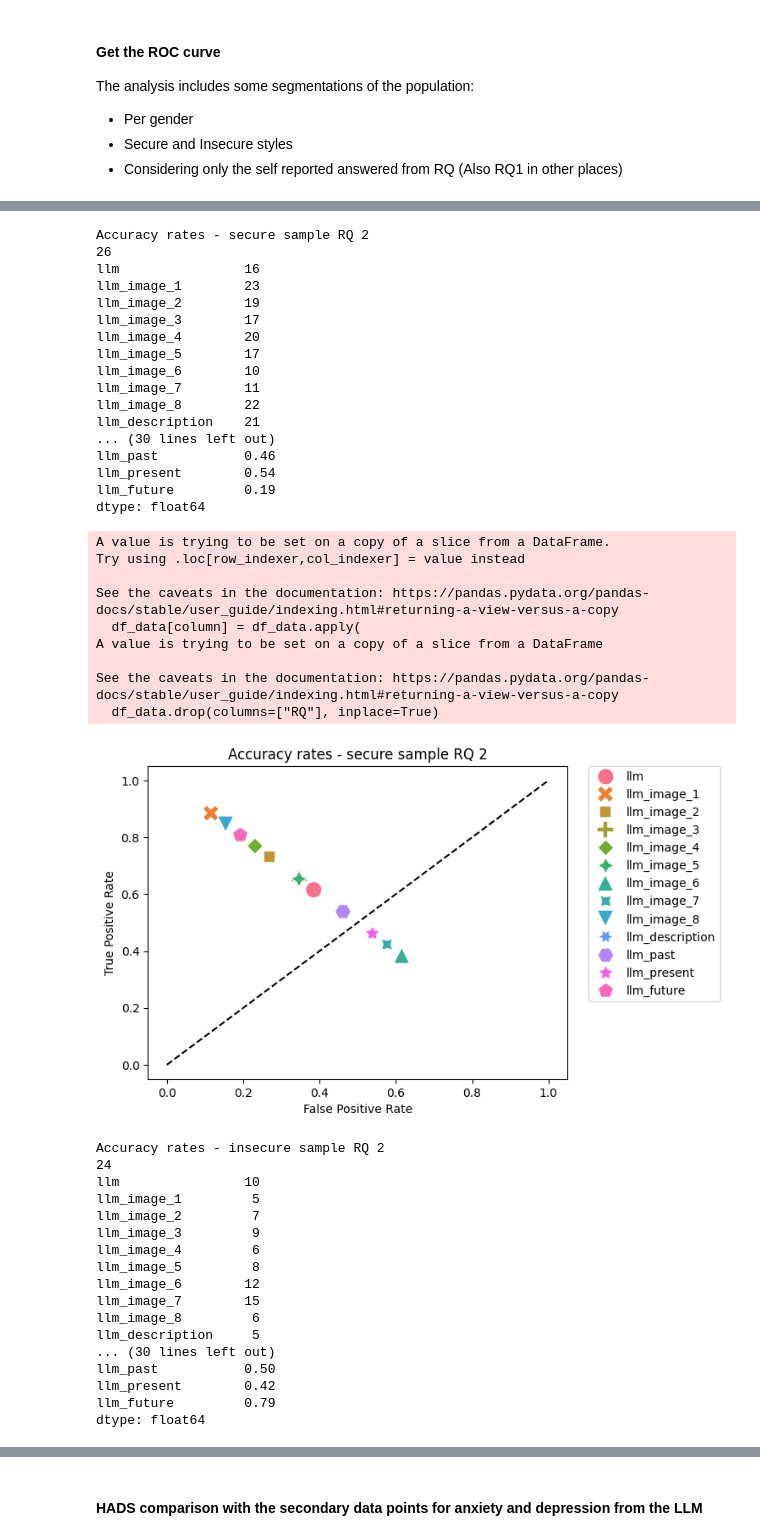
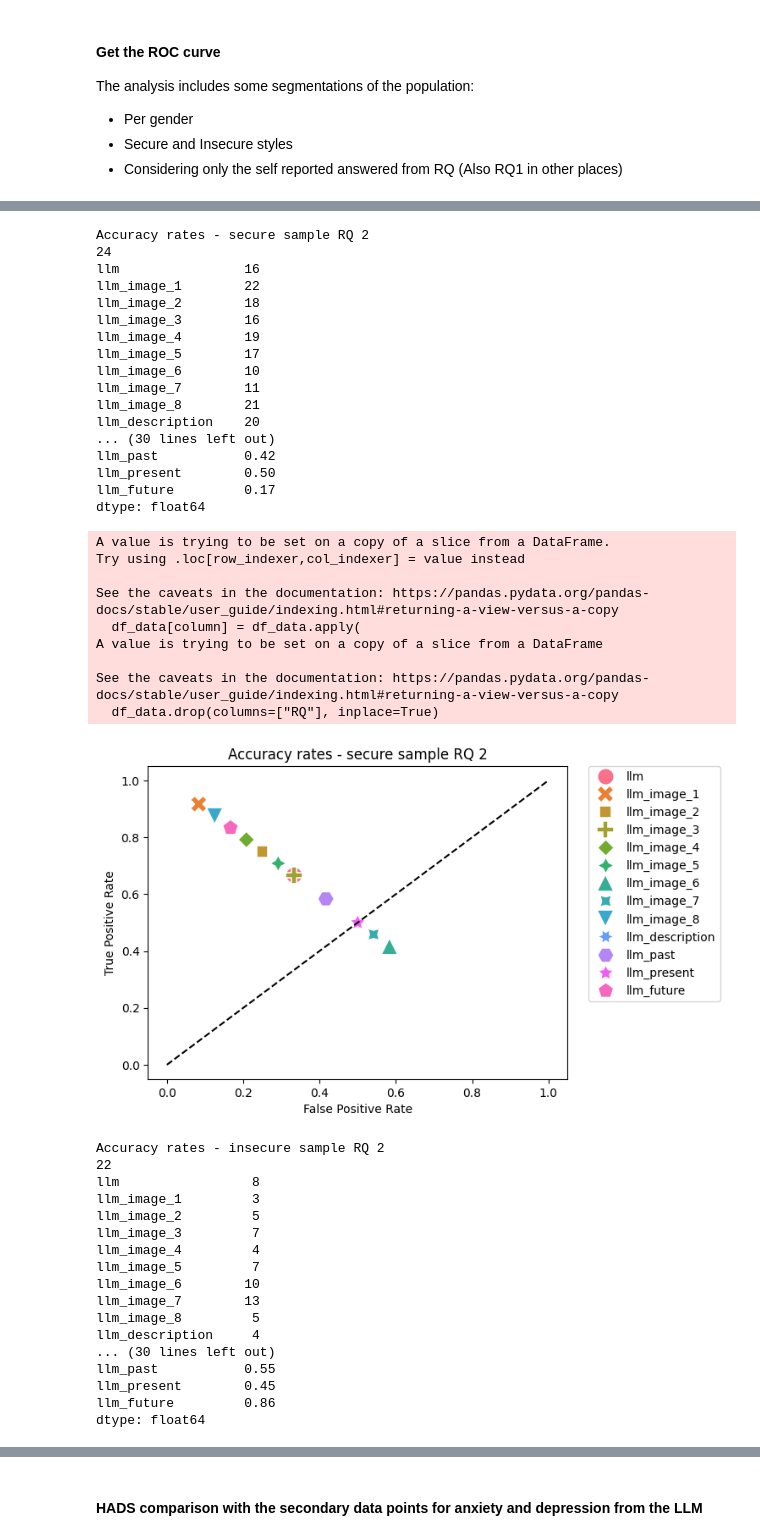
Before and after one commit to Zelev/attachment-jupyter, a Jupyter notebook: Attachment transcription service.ipynb, the cells around one changed output, grey strips where cells are left out. Drawn from its saved outputs; the diff is of its cells as text; code cells hidden in the pictures.

```diff
--- a/Attachment transcription service.ipynb
+++ b/Attachment transcription service.ipynb
@@ -869,6 +918,7 @@ df_style_female_rq2 = df.from_dict(
             "RQ": answer.get("RQ2_style"),
         }
         for answer in  full_answers if answer.get("Demographic - Gender") == "female"
+        and answer.get("RQ valid")
     ]
 )
 
@@ -891,6 +941,7 @@ def_style_male_rq2 = df.from_dict(
             "RQ": answer.get("RQ2_style"),
         }
         for answer in  full_answers if answer.get("Demographic - Gender") == "male"
+        and answer.get("RQ valid")
     ]
 )
 
@@ -914,6 +965,7 @@ df_style_rq_2 = df.from_dict(
             "RQ": answer.get("RQ2_style"),
         }
         for answer in full_answers
+        if answer.get("RQ valid")
     ]
 )
 
@@ -936,6 +988,7 @@ df_style_rq_1 = df.from_dict(
             "RQ": answer.get("RQ_result_style"),
         }
         for answer in full_answers
+        if answer.get("RQ valid")
     ]
 )
 
@@ -958,6 +1011,7 @@ df_style_female_rq1 = df.from_dict(
             "RQ": answer.get("RQ_result_style"),
         }
         for answer in  full_answers if answer.get("Demographic - Gender") == "female"
+        and answer.get("RQ valid")
     ]
 )
 
@@ -980,6 +1034,7 @@ def_style_male_rq1 = df.from_dict(
             "RQ": answer.get("RQ_result_style"),
         }
         for answer in  full_answers if answer.get("Demographic - Gender") == "male"
+        and answer.get("RQ valid")
     ]
 )
 
@@ -1086,46 +1141,46 @@ dtype: float64
 Accuracy rates - secure sample RQ 2
-26
+24
 llm                16
-llm_image_1        23
-llm_image_2        19
-llm_image_3        17
-llm_image_4        20
+llm_image_1        22
+llm_image_2        18
+llm_image_3        16
+llm_image_4        19
 llm_image_5        17
 llm_image_6        10
 llm_image_7        11
-llm_image_8        22
-llm_description    21
+llm_image_8        21
+llm_description    20
 ... (30 lines left out)
-llm_past           0.46
-llm_present        0.54
-llm_future         0.19
+llm_past           0.42
+llm_present        0.50
+llm_future         0.17
 dtype: float64
 A value is trying to be set on a copy of a slice from a DataFrame.
 Try using .loc[row_indexer,col_indexer] = value instead
 
 See the caveats in the documentation: https://pandas.pydata.org/pandas-docs/stable/user_guide/indexing.html#returning-a-view-versus-a-copy
   df_data[column] = df_data.apply(
 A value is trying to be set on a copy of a slice from a DataFrame
 
 See the caveats in the documentation: https://pandas.pydata.org/pandas-docs/stable/user_guide/indexing.html#returning-a-view-versus-a-copy
   df_data.drop(columns=["RQ"], inplace=True)
-[figure, old version]
+[figure, new version]
 Accuracy rates - insecure sample RQ 2
-24
-llm                10
-llm_image_1         5
-llm_image_2         7
-llm_image_3         9
-llm_image_4         6
-llm_image_5         8
-llm_image_6        12
-llm_image_7        15
-llm_image_8         6
-llm_description     5
+22
+llm                 8
+llm_image_1         3
+llm_image_2         5
+llm_image_3         7
+llm_image_4         4
+llm_image_5         7
+llm_image_6        10
+llm_image_7        13
+llm_image_8         5
+llm_description     4
 ... (30 lines left out)
-llm_past           0.50
-llm_present        0.42
-llm_future         0.79
+llm_past           0.55
+llm_present        0.45
+llm_future         0.86
 dtype: float64
 A value is trying to be set on a copy of a slice from a DataFrame.
 Try using .loc[row_indexer,col_indexer] = value instead
```
Also changed, not shown: parts of 4 cells of this notebook.
